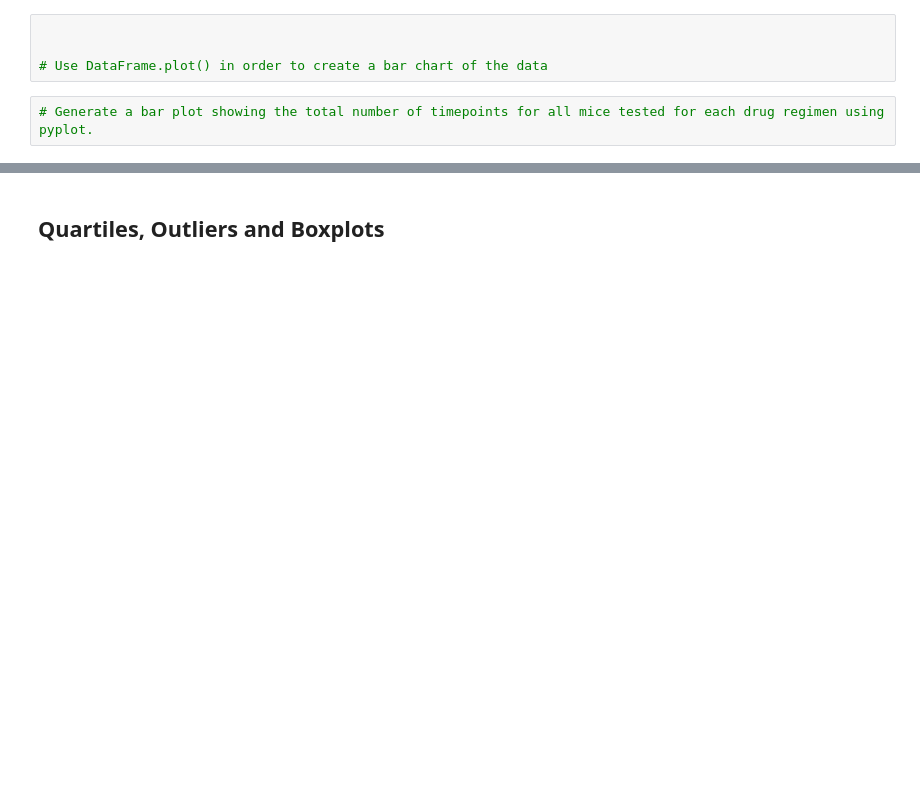
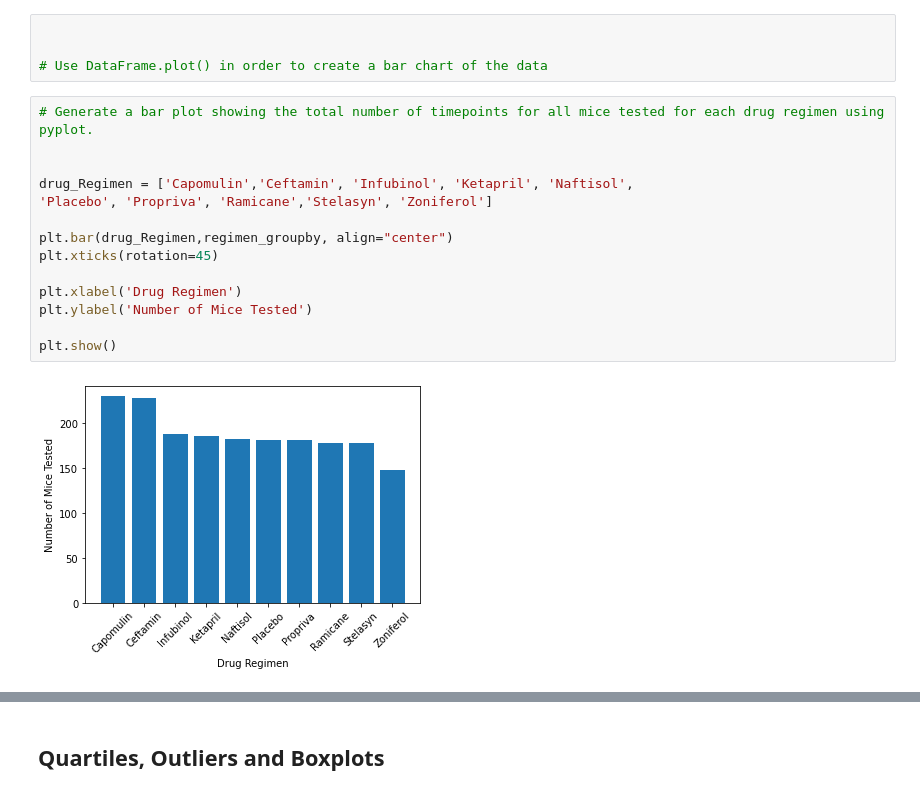
Before and after one commit to baileykayla953/Matplotlib-Challenge-, a Jupyter notebook: Matplotlib.ipynb, the cells around one changed output, grey strips where cells are left out. Saved outputs shown, nothing was run; the diff lists cells and outputs as text; blank space fills up the shorter version.

```diff
--- a/Matplotlib.ipynb
+++ b/Matplotlib.ipynb
@@ -179,3 +202,17 @@ cleaned_descriptive_data
 # Use DataFrame.plot() in order to create a bar chart of the data
 # %%
 # Generate a bar plot showing the total number of timepoints for all mice tested for each drug regimen using pyplot.
+
+
+drug_Regimen = ['Capomulin','Ceftamin', 'Infubinol', 'Ketapril', 'Naftisol',
+'Placebo', 'Propriva', 'Ramicane','Stelasyn', 'Zoniferol']
+
+plt.bar(drug_Regimen,regimen_groupby, align="center")
+plt.xticks(rotation=45)
+
+plt.xlabel('Drug Regimen')
+plt.ylabel('Number of Mice Tested')
+
+plt.show()
+# %% [output]
+[figure, added]
```
Also changed, not shown: parts of 13 cells of this notebook.
